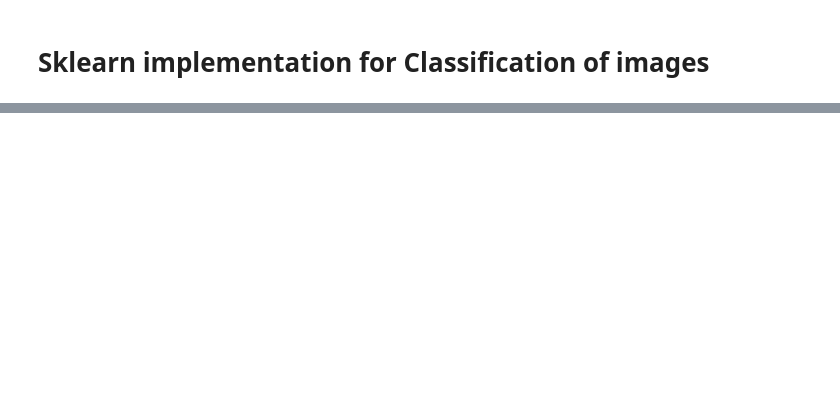
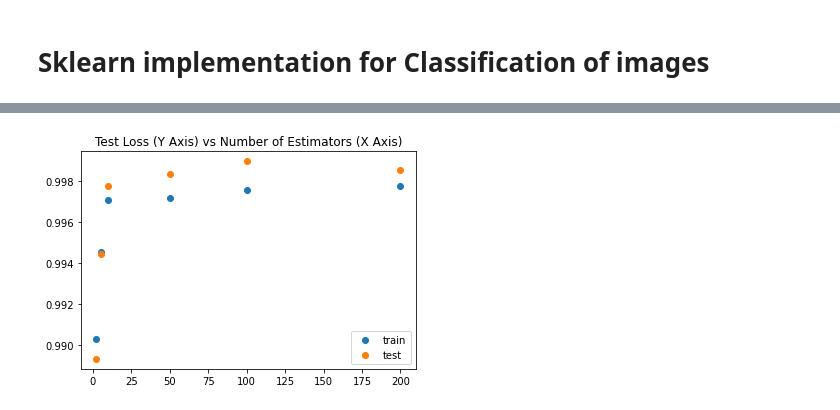
Before and after one commit to aks5bx/NYU_MSDS, a Jupyter notebook: NYU_CDS/Spring_2022/DS_1003/hw6/codes and data/GBM-skeleton-code.ipynb, the cells around one changed output, grey strips where cells are left out. Cells and saved outputs as stored; diff of their text form; code cells hidden in the pictures; blank space fills up the shorter version.

```diff
--- a/NYU_CDS/Spring_2022/DS_1003/hw6/codes and data/GBM-skeleton-code.ipynb
+++ b/NYU_CDS/Spring_2022/DS_1003/hw6/codes and data/GBM-skeleton-code.ipynb
@@ -621,0 +712,27 @@ X_train, X_test, y_train, y_test = pre_process_mnist_01()
+# %%
+#################
+### PROBLEM 11 ###
+#################
+
+train_losses = []
+test_losses = []
+
+estimator_params = [2,5,10,50,100,200]
+for n_estimator in estimator_params:
+    clf = clf = RandomForestClassifier(criterion = 'entropy', n_estimators = n_estimator, max_depth = 3).fit(X_train, y_train)
+    train_loss = clf.score(X_train, y_train)
+    test_loss = clf.score(X_test, y_test)
+
+    train_losses.append(train_loss)
+    test_losses.append(test_loss)
+
+plt.scatter(estimator_params, train_losses, label = 'train')
+plt.title('Train Loss (Y Axis) vs Number of Estimators (X Axis)')
+
+plt.scatter(estimator_params, test_losses, label = 'test')
+plt.title('Test Loss (Y Axis) vs Number of Estimators (X Axis)')
+plt.legend()
+
+plt.show()
+# %% [output]
+[figure, added]
```
Also changed, not shown: parts of 6 cells of this notebook.
